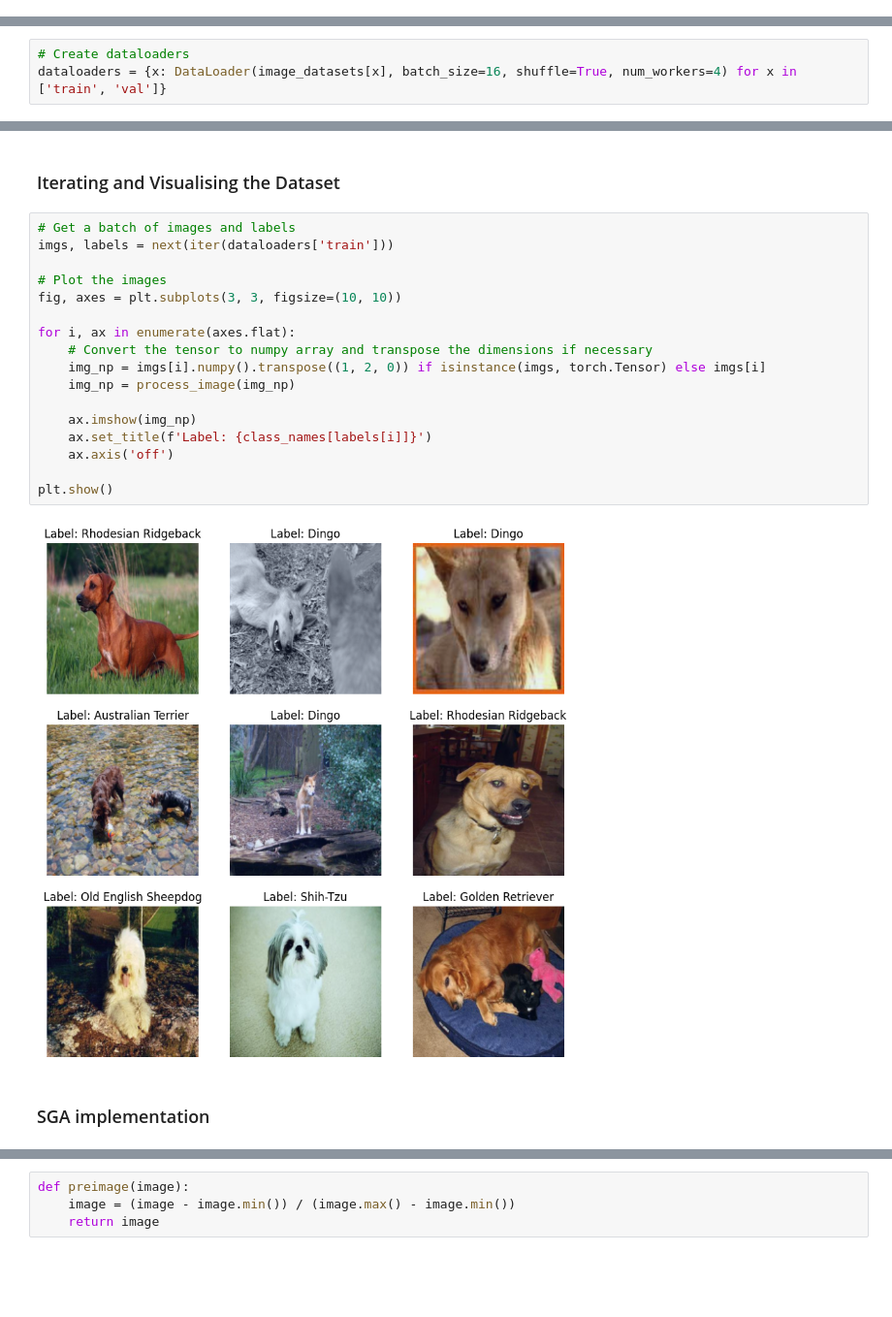
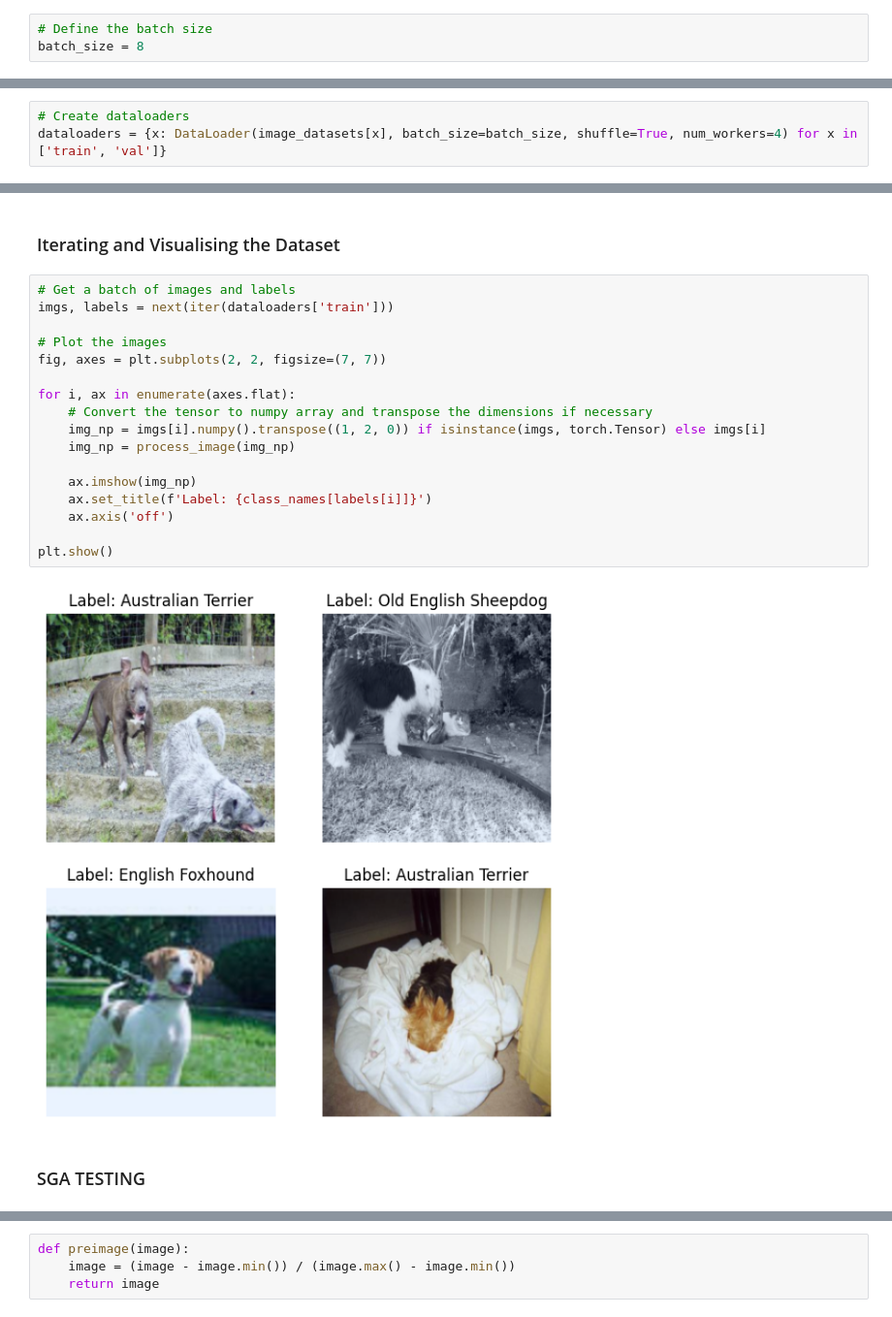
Before and after one commit to ipleiria-ciic/sp-ia, a Jupyter notebook: NB07-0224/NB07-0224-3.0.0-SGABased-Dataset.ipynb, the cells around one changed output, grey strips where cells are left out. Shown at 97% size. Drawn from its saved outputs; the diff is of its cells as text; blank space fills up the shorter version.

Commit message:
edit: SGA attack and dataset devlopment

```diff
--- a/NB07-0224/NB07-0224-3.0.0-SGABased-Dataset.ipynb
+++ b/NB07-0224/NB07-0224-3.0.0-SGABased-Dataset.ipynb
@@ -80,6 +81,9 @@ The images are 320x320, with pixel values ranging from 0 to 255. The labels are
 | n02115641      | Dingo |
 
 <br>
+# %%
+# Define the batch size
+batch_size = 8
 # %%
 # Define the directory where your dataset is located
 data_dir = 'Datasets/Imagewoof'
@@ -107,7 +111,7 @@ data_transforms = {
 image_datasets = {x: datasets.ImageFolder(os.path.join(data_dir, x), data_transforms[x]) for x in ['train', 'val']}
 # %%
 # Create dataloaders
-dataloaders = {x: DataLoader(image_datasets[x], batch_size=16, shuffle=True, num_workers=4) for x in ['train', 'val']}
+dataloaders = {x: DataLoader(image_datasets[x], batch_size=batch_size, shuffle=True, num_workers=4) for x in ['train', 'val']}
 # %% [markdown]
 ### Define New Classes With the Correct Dog Breeds
 # %%
@@ -124,22 +128,22 @@ class_names = dog_breeds
 # %%
 # Get a batch of images and labels
 imgs, labels = next(iter(dataloaders['train']))
 
 # Plot the images
-fig, axes = plt.subplots(3, 3, figsize=(10, 10))
+fig, axes = plt.subplots(2, 2, figsize=(7, 7))
 
 for i, ax in enumerate(axes.flat):
     # Convert the tensor to numpy array and transpose the dimensions if necessary
     img_np = imgs[i].numpy().transpose((1, 2, 0)) if isinstance(imgs, torch.Tensor) else imgs[i]
     img_np = process_image(img_np)
 
     ax.imshow(img_np)
     ax.set_title(f'Label: {class_names[labels[i]]}')
     ax.axis('off')
 
 plt.show()
 # %% [output]
-[figure, old version]
+[figure, new version]
 # %% [markdown]
-### SGA implementation
+### SGA TESTING
 # %%
```
Also changed, not shown: parts of 41 cells of this notebook, 11 other files.
